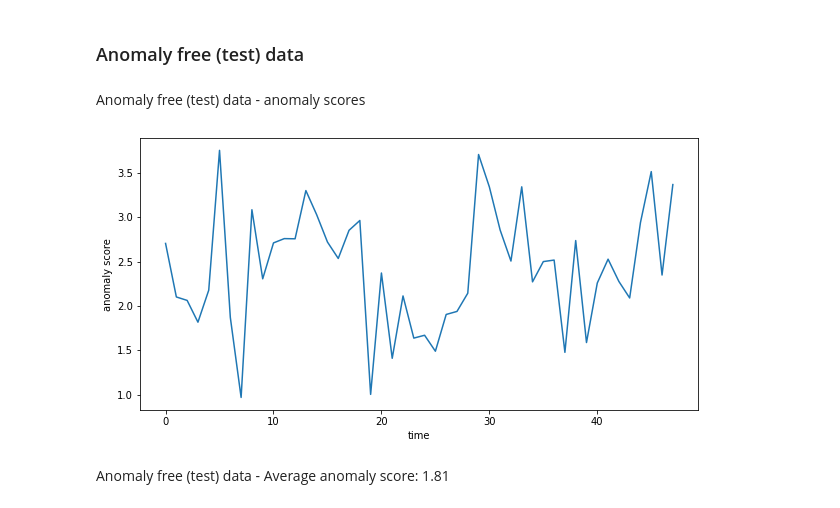
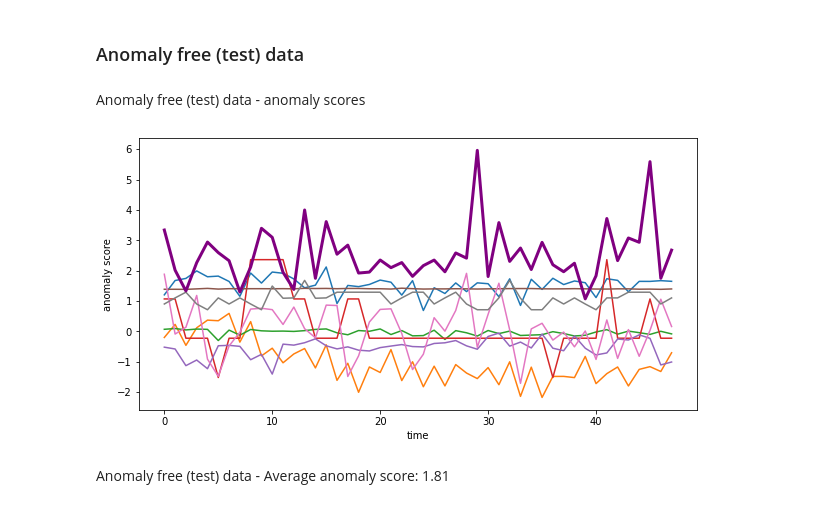
Before and after one commit to ivetasarfyova/TimeSeriesAnomalyDetectionAssignments, a Jupyter notebook: time_series_anomaly_detection/GAN-AD-SKAB.ipynb, the cells around one changed output. Cells and saved outputs as stored; diff of their text form; code cells hidden in the pictures.

```diff
--- a/time_series_anomaly_detection/GAN-AD-SKAB.ipynb
+++ b/time_series_anomaly_detection/GAN-AD-SKAB.ipynb
@@ -138,16 +142,18 @@ Anomaly free (training) data - Average anomaly score: 2.14
 ### Anomaly free (test) data
 # %%
 # more than one window
+display(Markdown('Anomaly free (test) data - anomaly scores'))
 anomaly_scores = gan_ad.predict_anomaly_scores(pd.DataFrame(df_anomaly_free_test[0:(3*window_size)]))
-display(Markdown('Anomaly free (test) data - anomaly scores'))
+data = gan_ad.transform_data(pd.DataFrame(df_anomaly_free_test[0:3*window_size]))
 plt.figure(figsize=(10,5))
 plt.xlabel('time')
 plt.ylabel('anomaly score')
-plt.plot(anomaly_scores)
+plt.plot(data)
+plt.plot(anomaly_scores, color='purple', lw=3)
 plt.show()
 # %% [output]
 Anomaly free (test) data - anomaly scores
-[figure, old version]
+[figure, new version]
 # %%
 # average anomaly score
 anomaly_scores = gan_ad.predict_anomaly_scores(pd.DataFrame(df_anomaly_free_test[0:(100*window_size)]))
```
Also changed, not shown: parts of 5 cells of this notebook, 1 other file.
